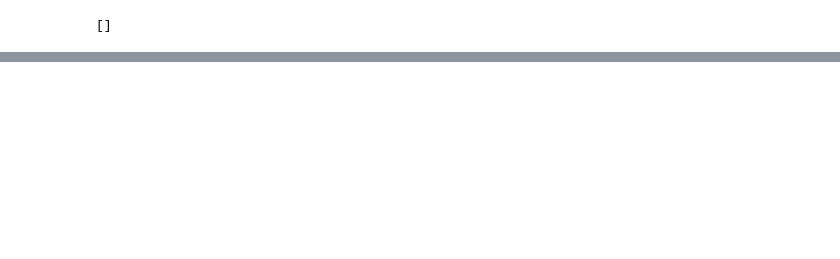
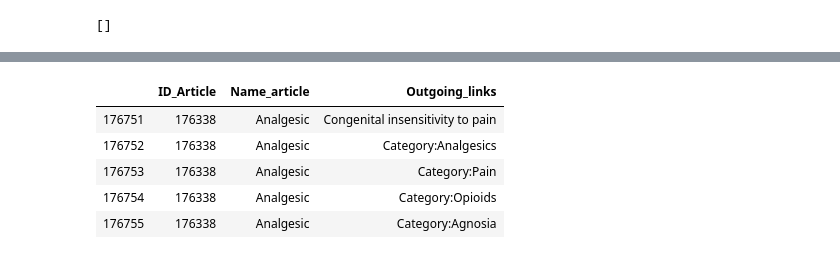
Before and after one commit to mahdicharif/PRIM, a Jupyter notebook: XML/testsXML.ipynb, the cells around one changed output, grey strips where cells are left out. Cells and saved outputs as stored; diff of their text form; code cells hidden in the pictures; blank space fills up the shorter version.

```diff
--- a/XML/testsXML.ipynb
+++ b/XML/testsXML.ipynb
@@ -135,8 +82,0 @@ print([x[0] for x in handler._pages])
-# %%
-import mwparserfromhell
-
-chosen_page = handler._pages[560]
-print(chosen_page[0])
-
-# Create the wiki article
-wiki = mwparserfromhell.parse(chosen_page[1])
@@ -187,0 +125,9 @@ AttributeError: 'NoneType' object has no attribute 'split'
+# %%
+links_nodes.tail()
+# %% [output]
+|  | ID_Article | Name_article | Outgoing_links |
+| 176751 | 176338 | Analgesic | Congenital insensitivity to pain |
+| 176752 | 176338 | Analgesic | Category:Analgesics |
+| 176753 | 176338 | Analgesic | Category:Pain |
+| 176754 | 176338 | Analgesic | Category:Opioids |
+| 176755 | 176338 | Analgesic | Category:Agnosia |
```
Also changed, not shown: parts of 34 cells of this notebook, 1 other file.
